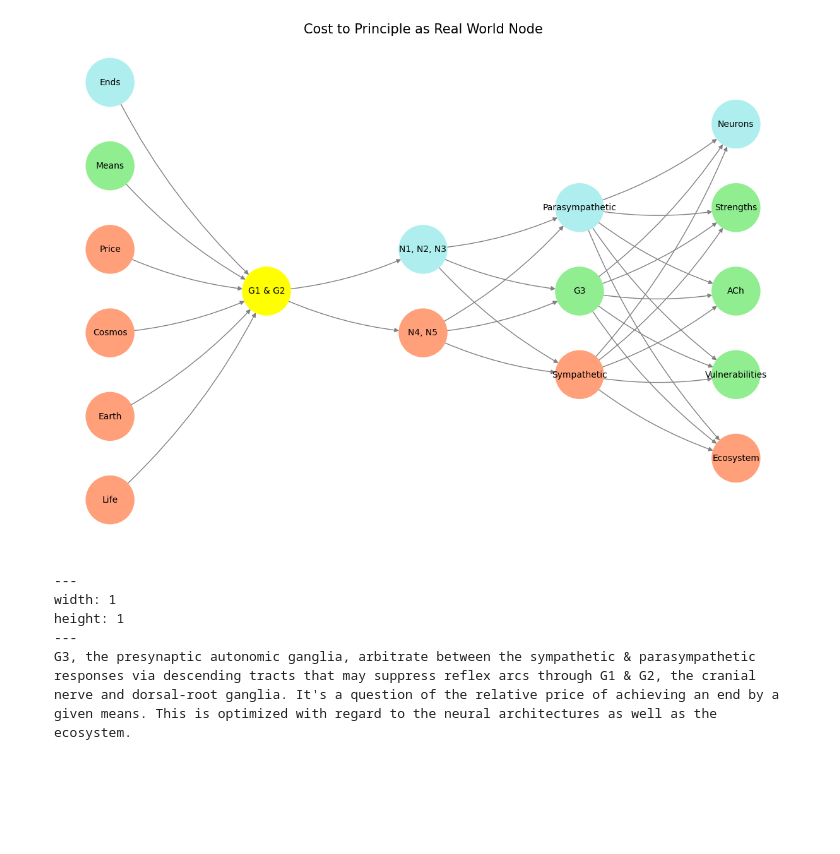
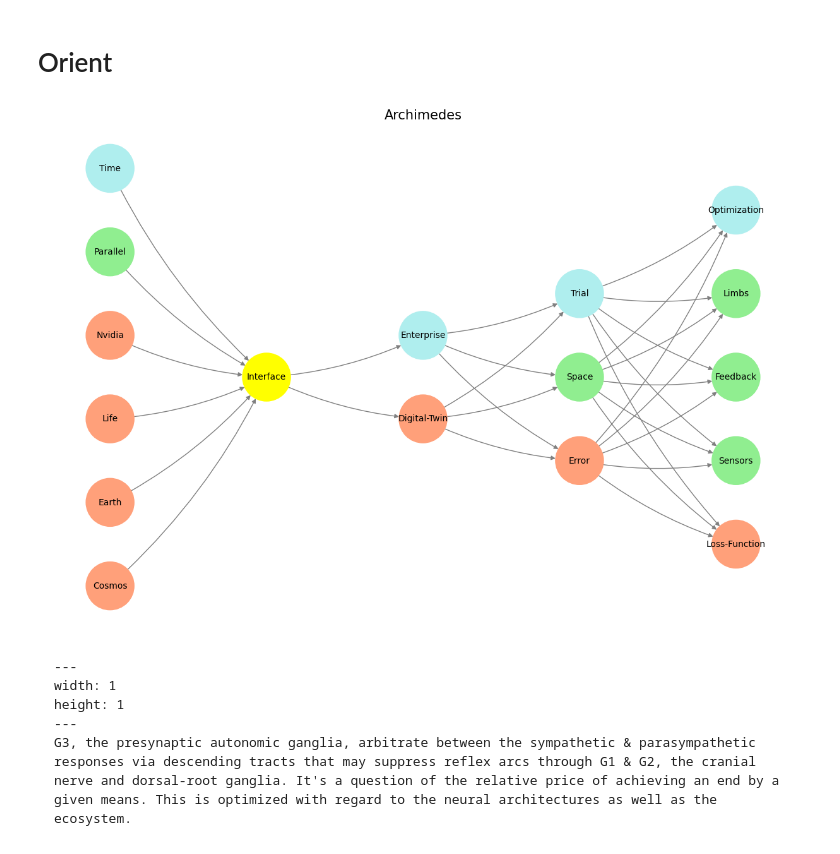
Before and after one commit to abikesa/belgian, a Jupyter notebook: kitabo/ensi/_build/html/_sources/act3/part3/part3_3.ipynb, the cells around one changed output. Cells and saved outputs as stored; diff of their text form; code cells hidden in the pictures; blank space fills up the shorter version.

````diff
--- a/kitabo/ensi/_build/html/_sources/act3/part3/part3_3.ipynb
+++ b/kitabo/ensi/_build/html/_sources/act3/part3/part3_3.ipynb
@@ -27,3 +1,5 @@ The reframing of "Price" as **Principal** and the incorporation of N1-N5 as **Ag
+# %% [markdown]
+# Orient
 # %%
 import numpy as np
 import matplotlib.pyplot as plt
@@ -32,36 +8,36 @@ import networkx as nx
 # Define the neural network structure; modified to align with "Aprés Moi, Le Déluge" (i.e. Je suis AlexNet)
 def define_layers():
     return {
-        'Pre-Input/WorldRules': ['Life', 'Earth', 'Cosmos', 'Price', 'Means', 'Ends'],
-        'Yellowstone/PerceptionAI': ['G1 & G2'],
-        'Input/AgenticAI': ['N4, N5', 'N1, N2, N3'],
-        'Hidden/GenerativeAI': ['Sympathetic', 'G3', 'Parasympathetic'],
-        'Output/PhysicalAI': ['Ecosystem', 'Vulnerabilities', 'ACh', 'Strengths', 'Neurons']
+        'Pre-Input/World': ['Cosmos', 'Earth', 'Life', 'Nvidia', 'Parallel', 'Time'],
+        'Yellowstone/PerceptionAI': ['Interface'],
+        'Input/AgenticAI': ['Digital-Twin', 'Enterprise'],
+        'Hidden/GenerativeAI': ['Error', 'Space', 'Trial'],
+        'Output/PhysicalAI': ['Loss-Function', 'Sensors', 'Feedback', 'Limbs', 'Optimization']
     }
 
 # Assign colors to nodes
 def assign_colors(node, layer):
-    if node == 'G1 & G2':
+    if node == 'Interface':
         return 'yellow'
-    if layer == 'Pre-Input/WorldRules' and node in [ 'Ends']:
+    if layer == 'Pre-Input/World' and node in [ 'Time']:
         return 'paleturquoise'
-    if layer == 'Pre-Input/WorldRules' and node in [ 'Means']:
+    if layer == 'Pre-Input/World' and node in [ 'Parallel']:
         return 'lightgreen'
-    elif layer == 'Input/AgenticAI' and node == 'N1, N2, N3':
+    elif layer == 'Input/AgenticAI' and node == 'Enterprise':
         return 'paleturquoise'
     elif layer == 'Hidden/GenerativeAI':
-        if node == 'Parasympathetic':
+        if node == 'Trial':
             return 'paleturquoise'
-        elif node == 'G3':
+        elif node == 'Space':
             return 'lightgreen'
-        elif node == 'Sympathetic':
+        elif node == 'Error':
             return 'lightsalmon'
     elif layer == 'Output/PhysicalAI':
-        if node == 'Neurons':
+        if node == 'Optimization':
             return 'paleturquoise'
-        elif node in ['Strengths', 'ACh', 'Vulnerabilities']:
+        elif node in ['Limbs', 'Feedback', 'Sensors']:
             return 'lightgreen'
-        elif node == 'Ecosystem':
+        elif node == 'Loss-Function':
             return 'lightsalmon'
     return 'lightsalmon'  # Default color
 
@@ -79,36 +55,36 @@ def visualize_nn():
     node_colors = []
     center_x = 0  # Align nodes horizontally
 
     # Add nodes and assign positions
     for i, (layer_name, nodes) in enumerate(layers.items()):
         y_positions = calculate_positions(nodes, center_x, offset=-len(layers) + i + 1)
         for node, position in zip(nodes, y_positions):
             G.add_node(node, layer=layer_name)
             pos[node] = position
             node_colors.append(assign_colors(node, layer_name))
 
     # Add edges (without weights)
     for layer_pair in [
-        ('Pre-Input/WorldRules', 'Yellowstone/PerceptionAI'), ('Yellowstone/PerceptionAI', 'Input/AgenticAI'), ('Input/AgenticAI', 'Hidden/GenerativeAI'), ('Hidden/GenerativeAI', 'Output/PhysicalAI')
+        ('Pre-Input/World', 'Yellowstone/PerceptionAI'), ('Yellowstone/PerceptionAI', 'Input/AgenticAI'), ('Input/AgenticAI', 'Hidden/GenerativeAI'), ('Hidden/GenerativeAI', 'Output/PhysicalAI')
     ]:
         source_layer, target_layer = layer_pair
         for source in layers[source_layer]:
             for target in layers[target_layer]:
                 G.add_edge(source, target)
 
     # Draw the graph
     plt.figure(figsize=(12, 8))
     nx.draw(
         G, pos, with_labels=True, node_color=node_colors, edge_color='gray',
         node_size=3000, font_size=10, connectionstyle="arc3,rad=0.1"
     )
-    plt.title("Cost to Principle as Real World Node", fontsize=15)
+    plt.title("Archimedes", fontsize=15)
     plt.show()
 
 # Run the visualization
 visualize_nn()
 # %% [output]
-[figure, old version]
+[figure, new version]
 # %% [markdown]
 ```{figure} ../../figures/blanche.*
 ---
````
Also changed, not shown: parts of 1 cell of this notebook, 21 other files.
